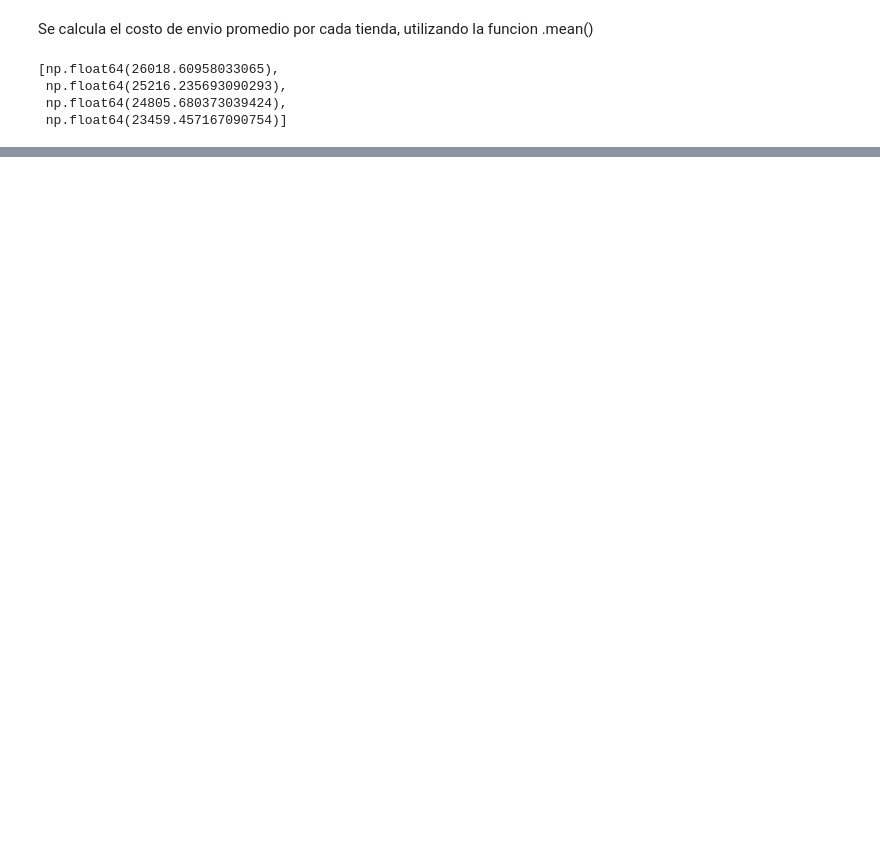
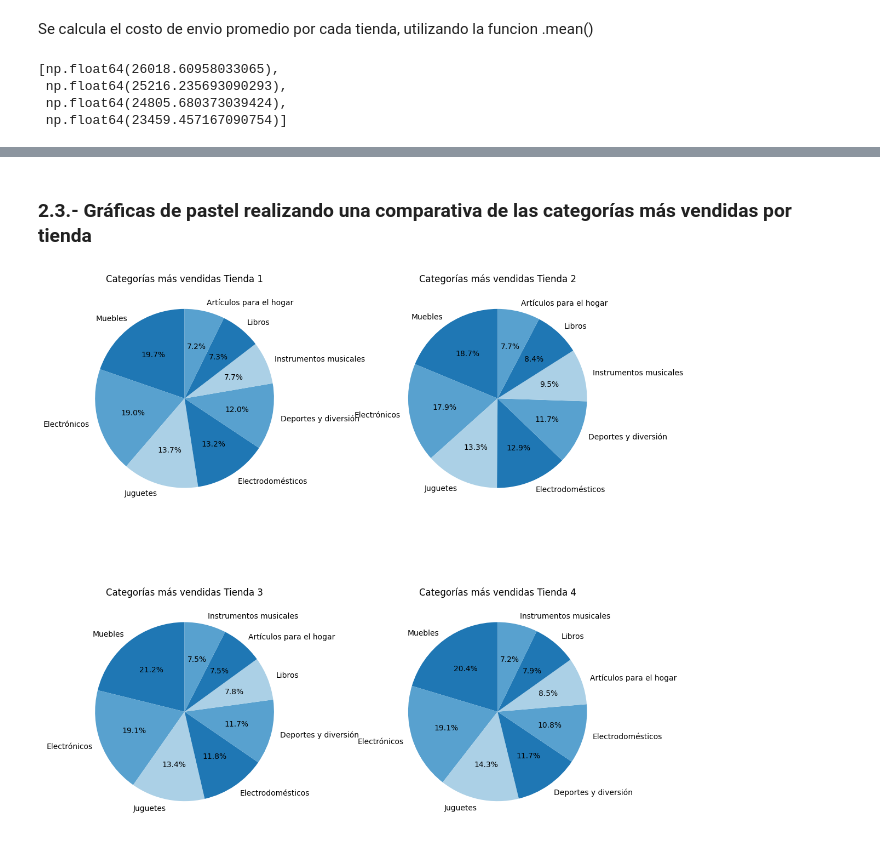
Before and after one commit to PedroHdez35/allura-store, a Jupyter notebook: AluraStoreLatam.ipynb, the cells around one changed output, grey strips where cells are left out. Cells and saved outputs as stored; diff of their text form; code cells hidden in the pictures; blank space fills up the shorter version.

```diff
--- a/AluraStoreLatam.ipynb
+++ b/AluraStoreLatam.ipynb
@@ -72,4 +101,4 @@ array(['Electrónicos', 'Muebles', 'Juguetes', 'Electrodomésticos',
        'Instrumentos musicales'], dtype=object)
 # %%
 df_tienda1_ventas_por_categoria = tienda.groupby('Categoría del Producto')
-df_tienda1_ventas_por_categoria['Categoría del Producto'].value_counts().sort_values(ascending=False)
+vo1 = df_tienda1_ventas_por_categoria['Categoría del Producto'].value_counts().sort_values(ascending=False)
@@ -88,3 +105,3 @@ dtype: int64
 # %%
 df_tienda2_ventas_por_categoria = tienda2.groupby('Categoría del Producto')
-df_tienda2_ventas_por_categoria['Categoría del Producto'].value_counts().sort_values(ascending=False)
+vo2 = df_tienda2_ventas_por_categoria['Categoría del Producto'].value_counts().sort_values(ascending=False)
@@ -103,3 +108,3 @@ dtype: int64
 # %%
-df_tienda3_ventas_por_categoria = tienda.groupby('Categoría del Producto')
-df_tienda3_ventas_por_categoria['Categoría del Producto'].value_counts().sort_values(ascending=False)
+df_tienda3_ventas_por_categoria = tienda3.groupby('Categoría del Producto')
+vo3 = df_tienda3_ventas_por_categoria['Categoría del Producto'].value_counts().sort_values(ascending=False)
@@ -118,3 +111,3 @@ dtype: int64
 # %%
-df_tienda4_ventas_por_categoria = tienda.groupby('Categoría del Producto')
-df_tienda4_ventas_por_categoria['Categoría del Producto'].value_counts().sort_values(ascending=False)
+df_tienda4_ventas_por_categoria = tienda4.groupby('Categoría del Producto')
+vo4 = df_tienda4_ventas_por_categoria['Categoría del Producto'].value_counts().sort_values(ascending=False)
@@ -201,0 +232,15 @@ envios
+# %% [markdown]
+### 2.3.- Gráficas de pastel realizando una comparativa de las categorías más vendidas por tienda
+# %%
+fig, axes = plt.subplots(2, 2, figsize=(10, 10))
+
+vo1.plot(kind='pie', ax=axes[0, 0], title='Categorías más vendidas Tienda 1',ylabel='', autopct='%1.1f%%', startangle=90)
+vo2.plot(kind='pie', ax=axes[0, 1], title='Categorías más vendidas Tienda 2',ylabel='',autopct='%1.1f%%', startangle=90)
+vo3.plot(kind='pie', ax=axes[1, 0], title='Categorías más vendidas Tienda 3',ylabel='',autopct='%1.1f%%', startangle=90)
+vo4.plot(kind='pie', ax=axes[1, 1], title='Categorías más vendidas Tienda 4',ylabel='',autopct='%1.1f%%', startangle=90)
+
+##plt.tight_layout()
+plt.subplots_adjust(wspace=0.4, hspace=0.4)
+plt.show()
+# %% [output]
+[figure, added]
```
Also changed, not shown: parts of 31 cells of this notebook.
